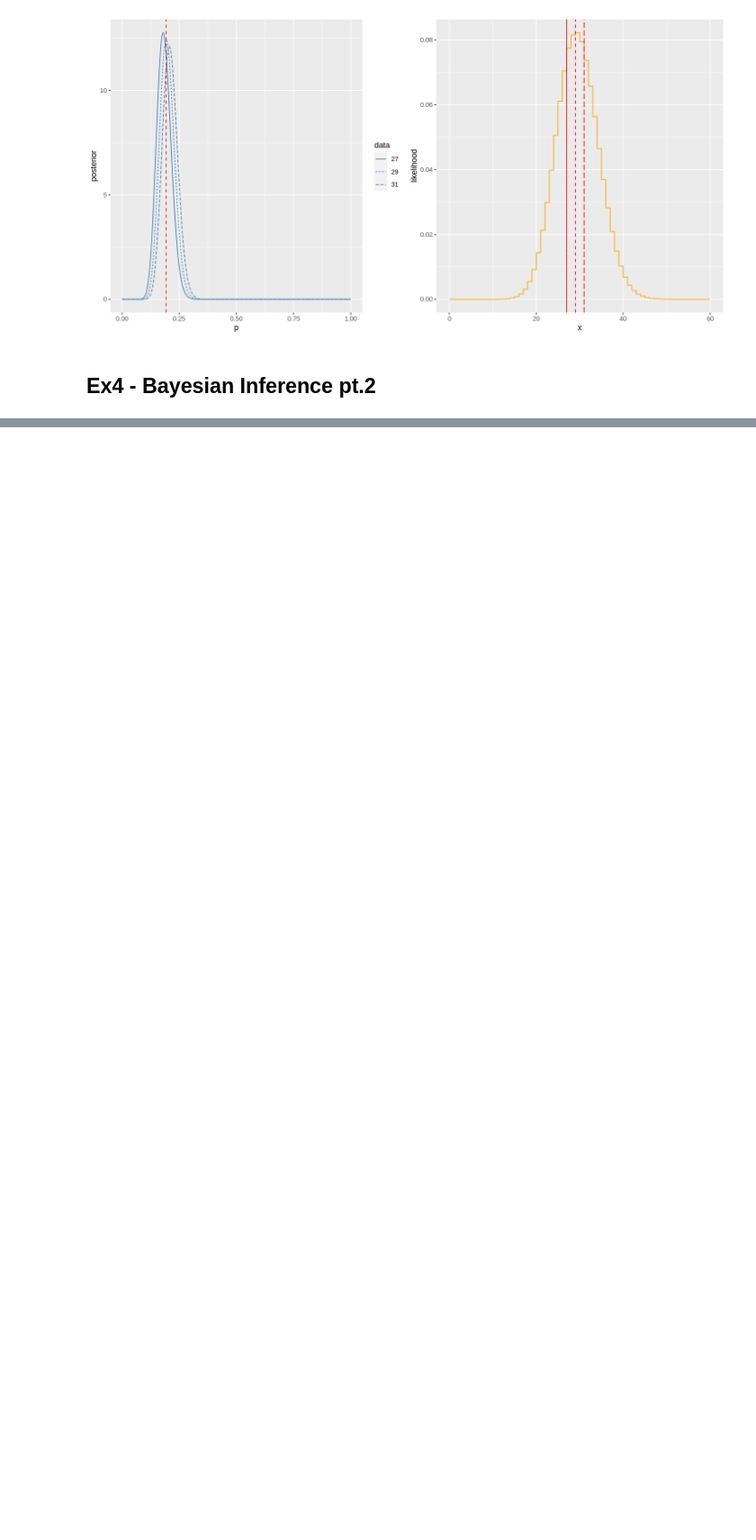
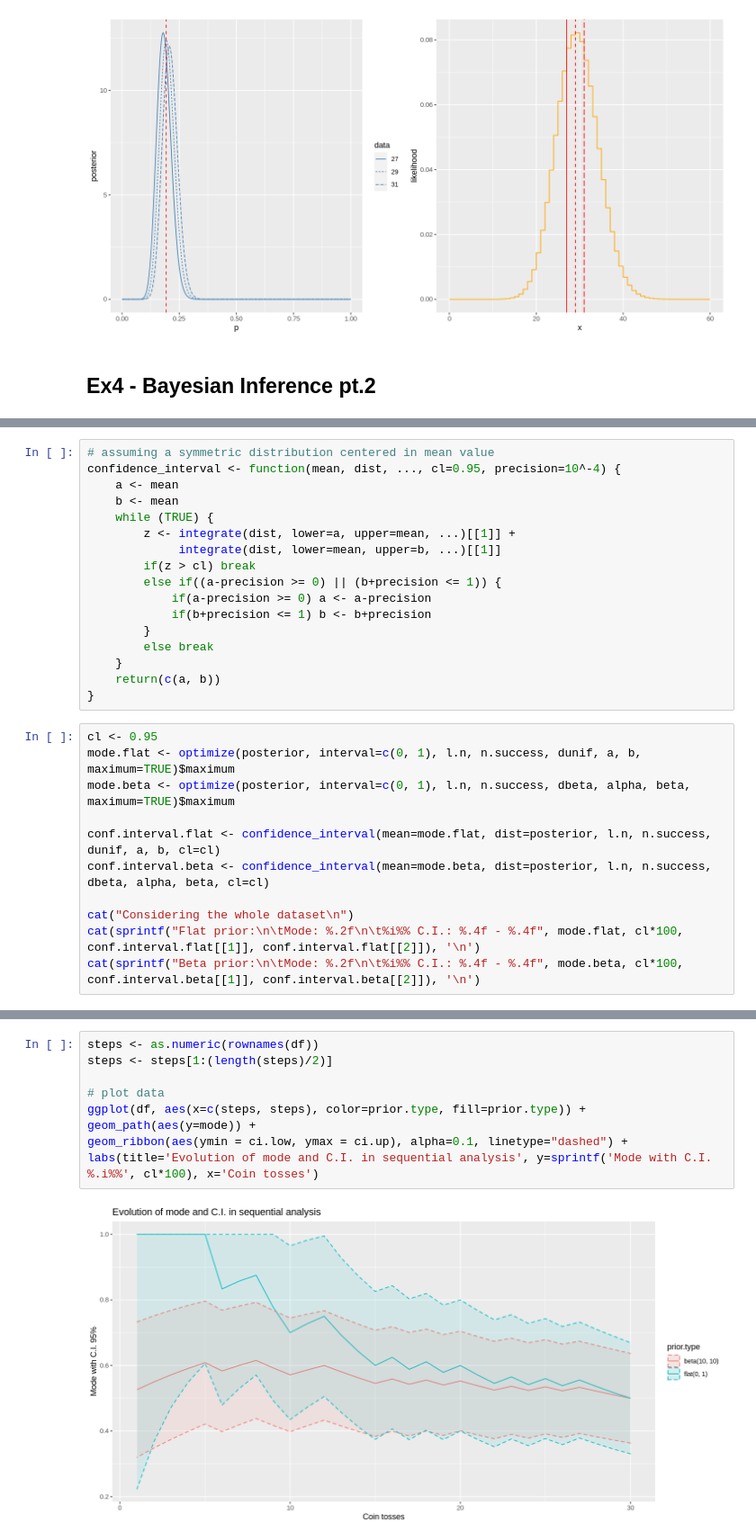
Before and after one commit to c0pp1/AS4PA-Rlab, a Jupyter notebook: rlab04/rlab04.ipynb, the cells around one changed output, grey strips where cells are left out. Shown at 90% size. Cells and saved outputs as stored; diff of their text form; blank space fills up the shorter version.

```diff
--- a/rlab04/rlab04.ipynb
+++ b/rlab04/rlab04.ipynb
@@ -254,0 +309,28 @@ grid.arrange(plt.post, plt.like, ncol=2)
+# %%
+# assuming a symmetric distribution centered in mean value
+confidence_interval <- function(mean, dist, ..., cl=0.95, precision=10^-4) {
+    a <- mean
+    b <- mean
+    while (TRUE) {
+        z <- integrate(dist, lower=a, upper=mean, ...)[[1]] +
+             integrate(dist, lower=mean, upper=b, ...)[[1]]
+        if(z > cl) break
+        else if((a-precision >= 0) || (b+precision <= 1)) {
+            if(a-precision >= 0) a <- a-precision
+            if(b+precision <= 1) b <- b+precision
+        }
+        else break
+    }
+    return(c(a, b))
+}
+# %%
+cl <- 0.95
+mode.flat <- optimize(posterior, interval=c(0, 1), l.n, n.success, dunif, a, b, maximum=TRUE)$maximum
+mode.beta <- optimize(posterior, interval=c(0, 1), l.n, n.success, dbeta, alpha, beta, maximum=TRUE)$maximum
+
+conf.interval.flat <- confidence_interval(mean=mode.flat, dist=posterior, l.n, n.success, dunif, a, b, cl=cl)
+conf.interval.beta <- confidence_interval(mean=mode.beta, dist=posterior, l.n, n.success, dbeta, alpha, beta, cl=cl)
+
+cat("Considering the whole dataset\n")
+cat(sprintf("Flat prior:\n\tMode: %.2f\n\t%i%% C.I.: %.4f - %.4f", mode.flat, cl*100, conf.interval.flat[[1]], conf.interval.flat[[2]]), '\n')
+cat(sprintf("Beta prior:\n\tMode: %.2f\n\t%i%% C.I.: %.4f - %.4f", mode.beta, cl*100, conf.interval.beta[[1]], conf.interval.beta[[2]]), '\n')
@@ -254,0 +400,11 @@ grid.arrange(plt.post, plt.like, ncol=2)
+# %%
+steps <- as.numeric(rownames(df))
+steps <- steps[1:(length(steps)/2)]
+
+# plot data
+ggplot(df, aes(x=c(steps, steps), color=prior.type, fill=prior.type)) +
+geom_path(aes(y=mode)) +
+geom_ribbon(aes(ymin = ci.low, ymax = ci.up), alpha=0.1, linetype="dashed") +
+labs(title='Evolution of mode and C.I. in sequential analysis', y=sprintf('Mode with C.I. %.i%%', cl*100), x='Coin tosses')
+# %% [output]
+[figure, added]
```
Also changed, not shown: parts of 10 cells of this notebook.
